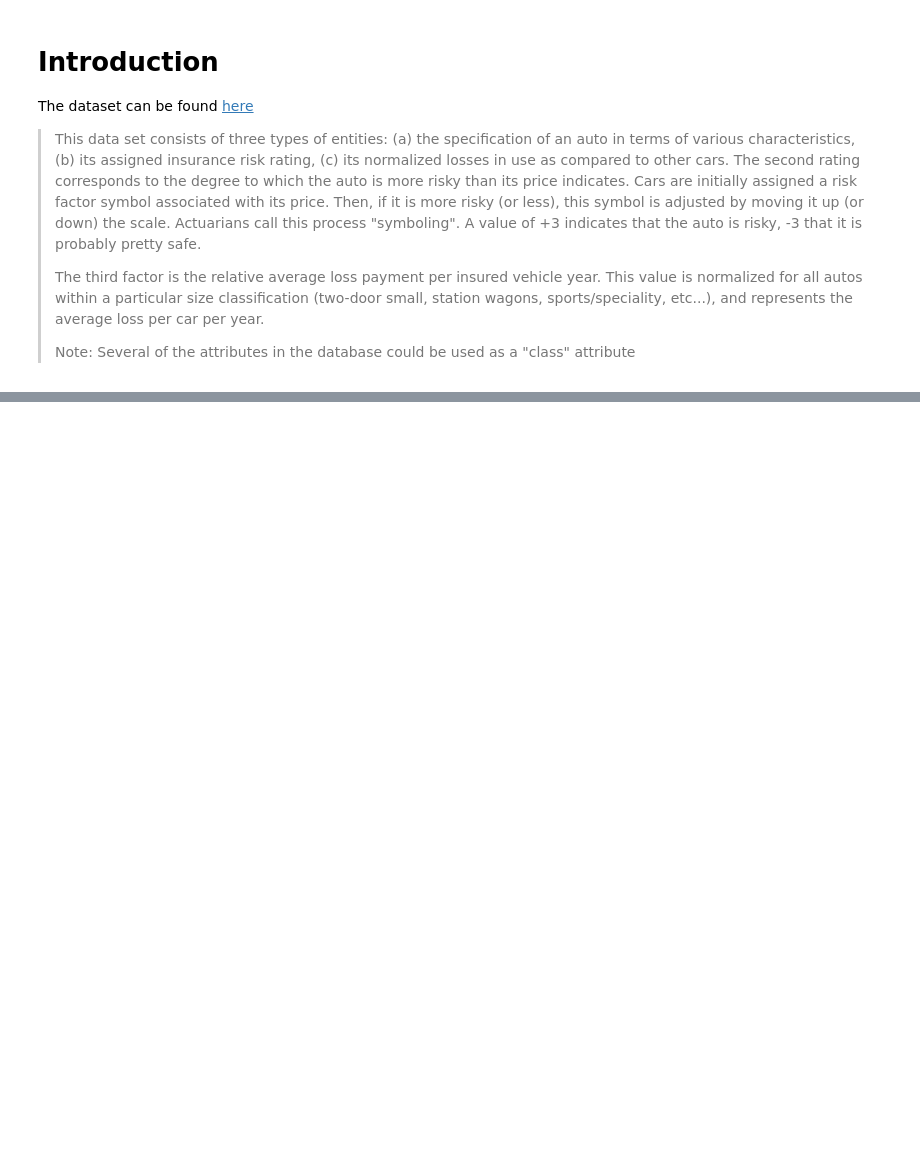
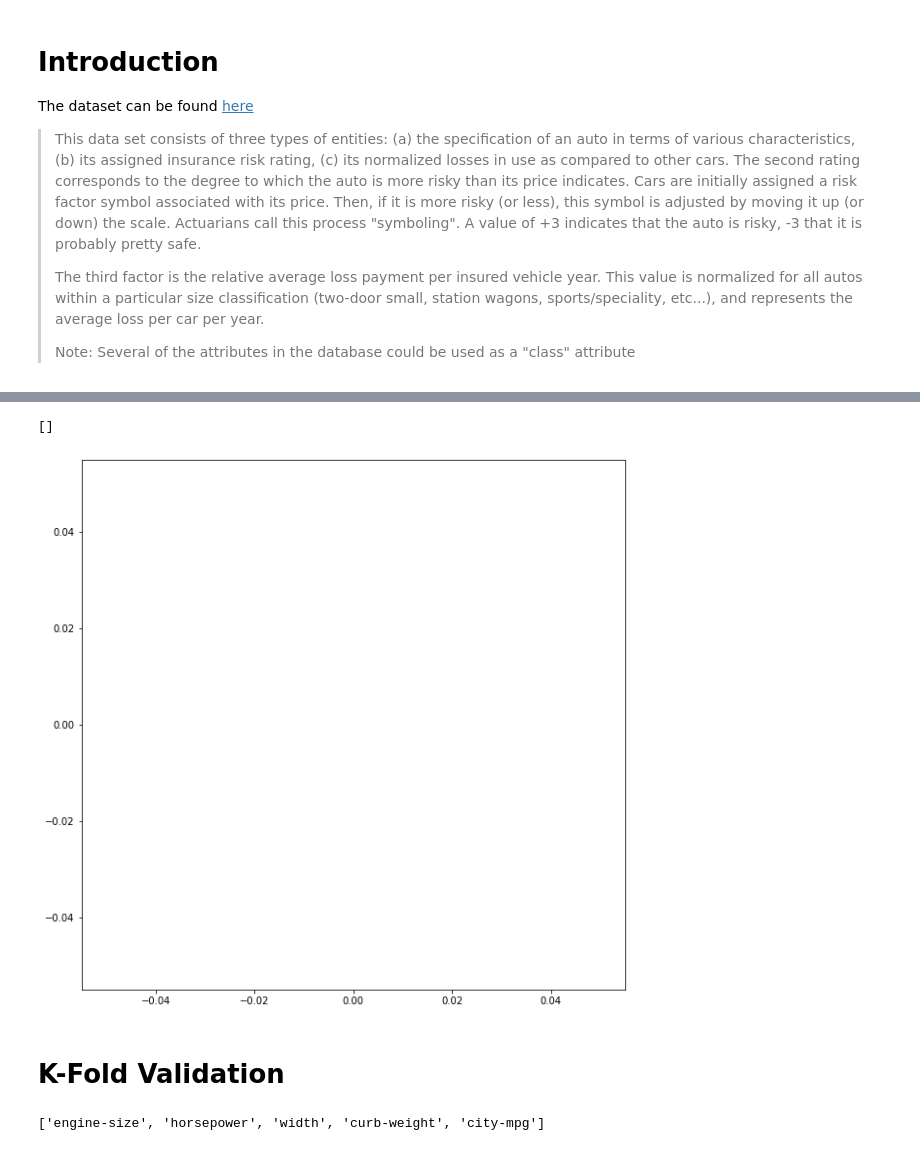
Before and after one commit to chouwwa/Predicting-Car-Prices, a Jupyter notebook: Predicting Car Prices.ipynb, the cells around one changed output, grey strips where cells are left out. Saved outputs shown, nothing was run; the diff lists cells and outputs as text; code cells hidden in the pictures; blank space fills up the shorter version.

```diff
--- a/Predicting Car Prices.ipynb
+++ b/Predicting Car Prices.ipynb
@@ -46,0 +222,8 @@ cars.describe(include='all')
+# %%
+plt.figure('multivariate', figsize=(10,10))
+plt.plot(
+# %% [output]
+[]
+[figure, added]
+# %% [markdown]
+# K-Fold Validation
@@ -46,0 +238,4 @@ cars.describe(include='all')
+# %%
+list(rmse_data_sorted.index[:each])
+# %% [output]
+['engine-size', 'horsepower', 'width', 'curb-weight', 'city-mpg']
```
Also changed, not shown: parts of 19 cells of this notebook.
